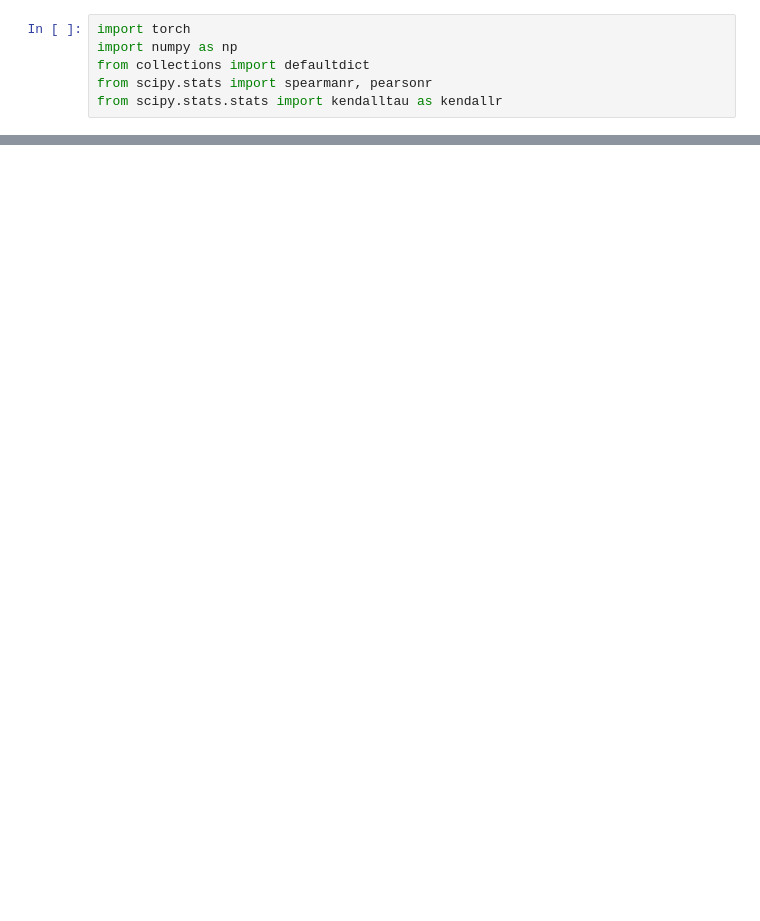
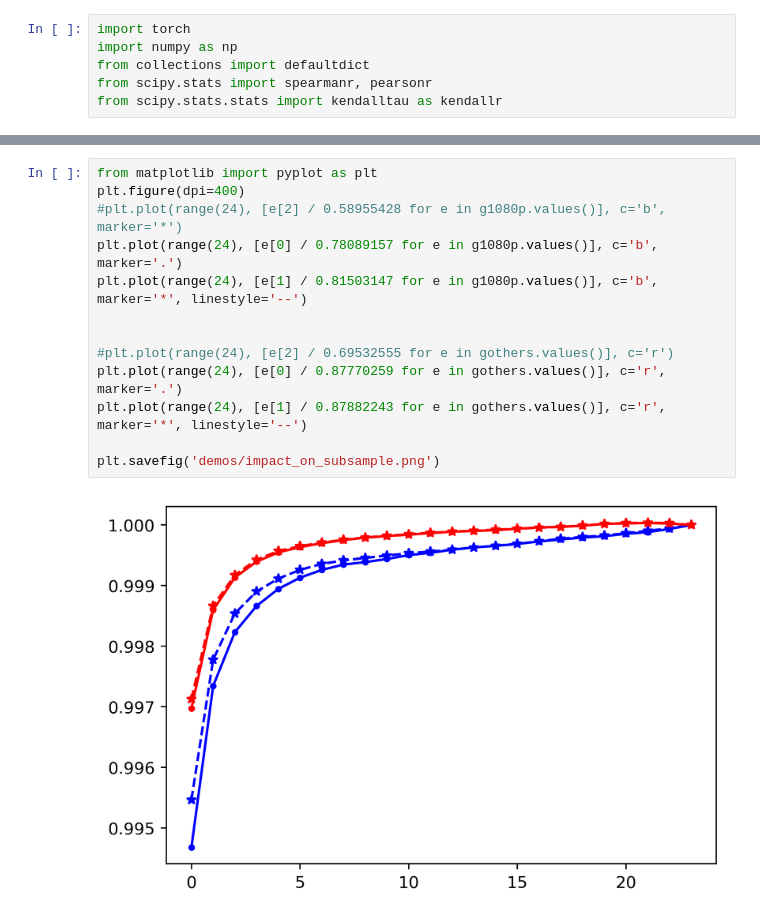
Before and after one commit to VQAssessment/FAST-VQA-and-FasterVQA, a Jupyter notebook: stableness.ipynb, the cells around one changed output, grey strips where cells are left out. Cells and saved outputs as stored; diff of their text form; blank space fills up the shorter version.

```diff
--- a/stableness.ipynb
+++ b/stableness.ipynb
@@ -68,3 +150,18 @@ defaultdict(None,
+# %%
+from matplotlib import pyplot as plt
+plt.figure(dpi=400)
+#plt.plot(range(24), [e[2] / 0.58955428 for e in g1080p.values()], c='b', marker='*')
+plt.plot(range(24), [e[0] / 0.78089157 for e in g1080p.values()], c='b', marker='.')
+plt.plot(range(24), [e[1] / 0.81503147 for e in g1080p.values()], c='b', marker='*', linestyle='--')
+
+
+#plt.plot(range(24), [e[2] / 0.69532555 for e in gothers.values()], c='r')
+plt.plot(range(24), [e[0] / 0.87770259 for e in gothers.values()], c='r', marker='.')
+plt.plot(range(24), [e[1] / 0.87882243 for e in gothers.values()], c='r', marker='*', linestyle='--')
+
+plt.savefig('demos/impact_on_subsample.png')
+# %% [output]
+[figure, added]
 # %%
 pyramid_ensemble_stds(results)
 # %% [output]
```
Also changed, not shown: parts of 9 cells of this notebook, 2 other files.
